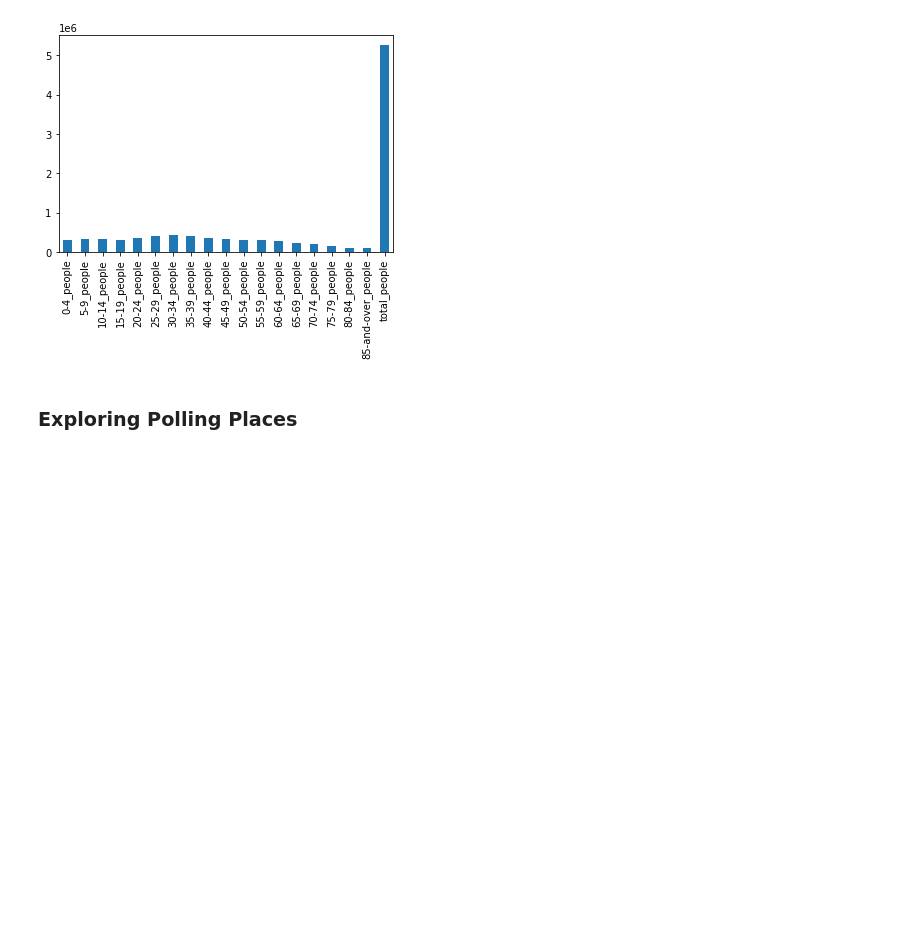
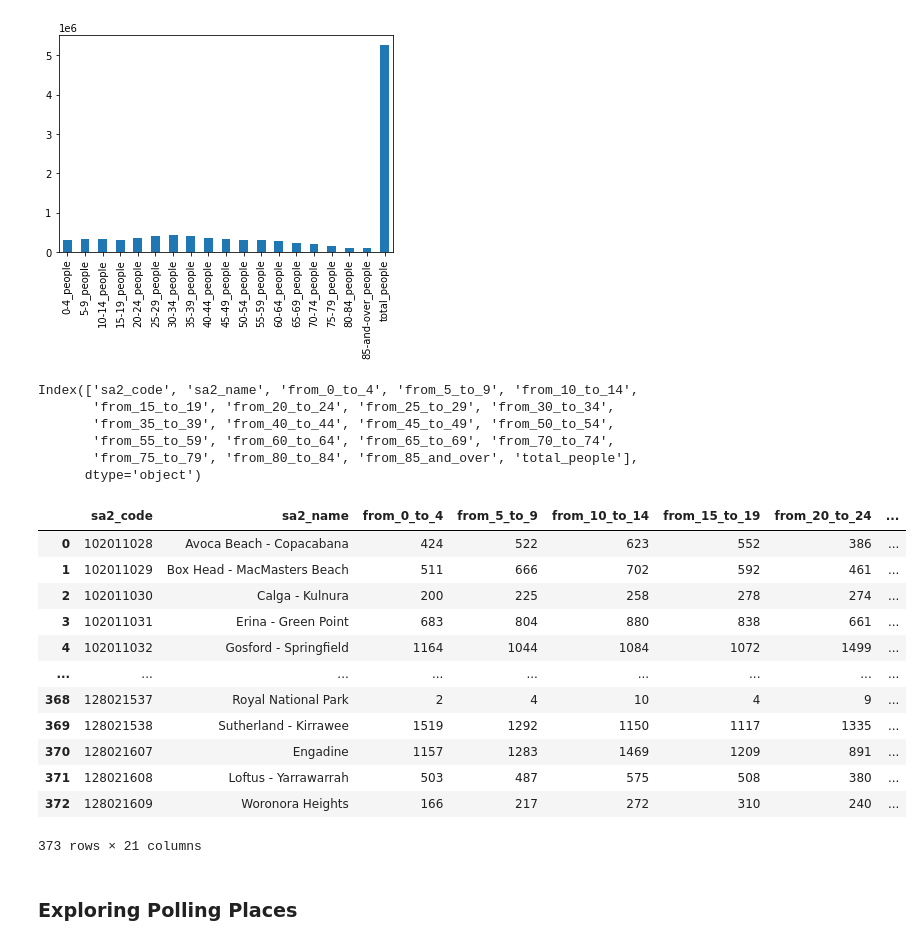
Before and after one commit to joshuahallam127/DATA2901_Assign, a Jupyter notebook: main.ipynb, the cells around one changed output. Drawn from its saved outputs; the diff is of its cells as text; code cells hidden in the pictures; blank space fills up the shorter version.

```diff
--- a/main.ipynb
+++ b/main.ipynb
@@ -344,3 +505,55 @@ plt.show()
+# %%
+population.columns
+# %% [output]
+Index(['sa2_code', 'sa2_name', 'from_0_to_4', 'from_5_to_9', 'from_10_to_14',
+       'from_15_to_19', 'from_20_to_24', 'from_25_to_29', 'from_30_to_34',
+       'from_35_to_39', 'from_40_to_44', 'from_45_to_49', 'from_50_to_54',
+       'from_55_to_59', 'from_60_to_64', 'from_65_to_69', 'from_70_to_74',
+       'from_75_to_79', 'from_80_to_84', 'from_85_and_over', 'total_people'],
+      dtype='object')
+# %%
+conn.execute(text("""
+DROP TABLE IF EXISTS income;
+CREATE TABLE income (
+    sa2_code INTEGER,
+    sa2_name VARCHAR(120),
+    from_0_to_4 INTEGER,
+    from_5_to_9 INTEGER,
+    from_10_to_14 INTEGER,
+    from_15_to_19 INTEGER,
+    from_20_to_24 INTEGER,
+    from_25_to_29 INTEGER,
+    from_30_to_34 INTEGER,
+    from_35_to_39 INTEGER,
+    from_40_to_44 INTEGER,
+    from_45_to_49 INTEGER,
+    from_50_to_54 INTEGER,
+    from_55_to_59 INTEGER,
+    from_60_to_64 INTEGER,
+    from_65_to_69 INTEGER,
+    from_70_to_74 INTEGER,
+    from_75_to_79 INTEGER,
+    from_80_to_84 INTEGER,
+    from_85_and_over INTEGER,
+    total_people INTEGER
+    );"""
+))
+population.to_sql('population', conn, if_exists='append', index=False)
+query(conn, "select * from population")
+# %% [output]
+|  | sa2_code | sa2_name | from_0_to_4 | from_5_to_9 | from_10_to_14 | from_15_to_19 | from_20_to_24 | ... |
+| 0 | 102011028 | Avoca Beach - Copacabana | 424 | 522 | 623 | 552 | 386 | ... |
+| 1 | 102011029 | Box Head - MacMasters Beach | 511 | 666 | 702 | 592 | 461 | ... |
+| 2 | 102011030 | Calga - Kulnura | 200 | 225 | 258 | 278 | 274 | ... |
+| 3 | 102011031 | Erina - Green Point | 683 | 804 | 880 | 838 | 661 | ... |
+| 4 | 102011032 | Gosford - Springfield | 1164 | 1044 | 1084 | 1072 | 1499 | ... |
+| ... | ... | ... | ... | ... | ... | ... | ... | ... |
+| 368 | 128021537 | Royal National Park | 2 | 4 | 10 | 4 | 9 | ... |
+| 369 | 128021538 | Sutherland - Kirrawee | 1519 | 1292 | 1150 | 1117 | 1335 | ... |
+| 370 | 128021607 | Engadine | 1157 | 1283 | 1469 | 1209 | 891 | ... |
+| 371 | 128021608 | Loftus - Yarrawarrah | 503 | 487 | 575 | 508 | 380 | ... |
+| 372 | 128021609 | Woronora Heights | 166 | 217 | 272 | 310 | 240 | ... |
+373 rows × 21 columns
 # %% [markdown]
 ### Exploring Polling Places
 # %%
```
Also changed, not shown: parts of 22 cells of this notebook.
